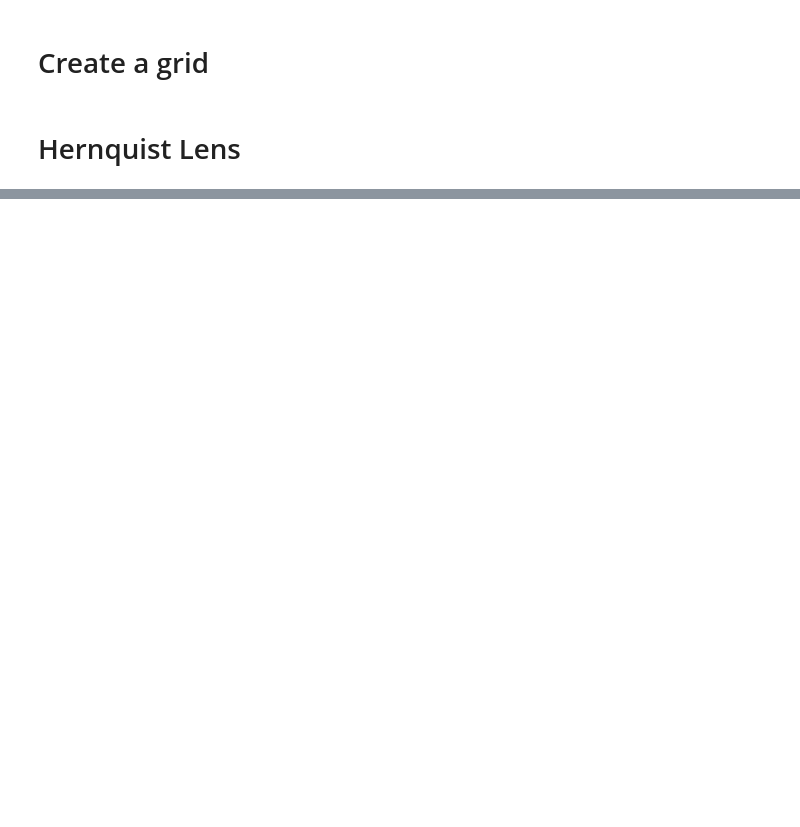
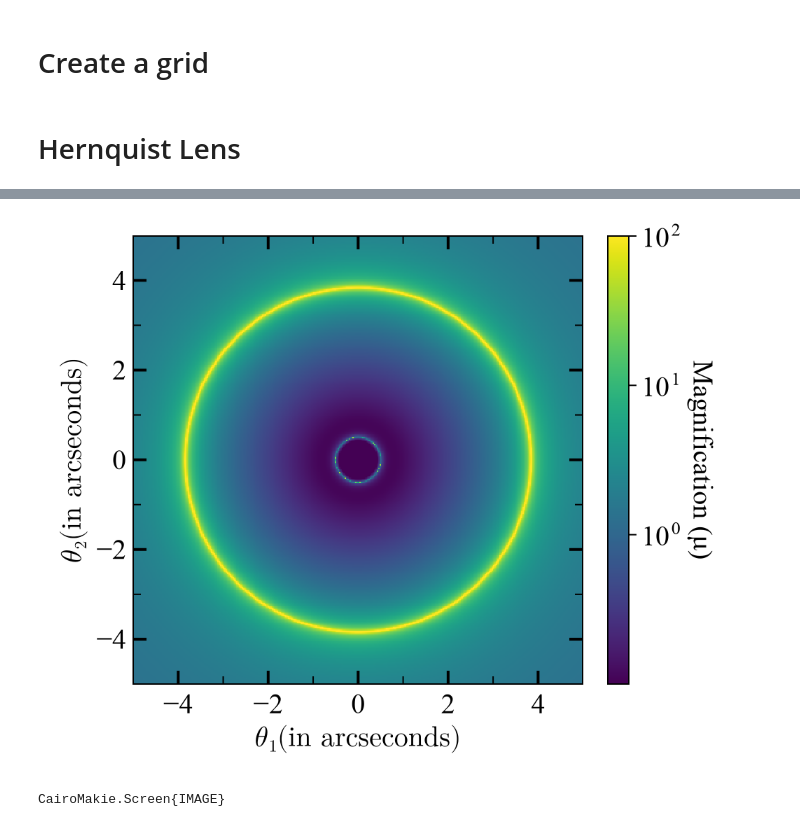
Before and after one commit to akmeena766/LensFactory-Examples, a Jupyter notebook: Example-3: Lensing quantities.ipynb, the cells around one changed output, grey strips where cells are left out. Drawn from its saved outputs; the diff is of its cells as text; code cells hidden in the pictures; blank space fills up the shorter version.

```diff
--- a/Example-3: Lensing quantities.ipynb
+++ b/Example-3: Lensing quantities.ipynb
@@ -65,0 +79,31 @@ display(fig)
+# %%
+# Get NFW parameters
+params = Lenses.parameter_NFWLens(cosmology=cosmo, z_d=zl, mass=1E13*MASS_SUN, x_s=0.5)
+
+# Initialize NFW lens
+lens = Lenses.init_NFWLens(D_d=Dol, x_s=0.5, rho_s=params.rho_s)
+
+# Get scaled Jacobian components
+dxx, dyy, dxy = Lenses.get_jacobian(lens, x, y)
+
+# Re-scale Jacobian components to source plane
+@. dxx = adis * dxx
+@. dyy = adis * dyy
+@. dxy = adis * dxy
+
+# Get convergence and shear maps from Jacobian components
+kappa = 0.5 .* (dxx .+ dyy)
+gamma1 = 0.5 .* (dxx .- dyy)
+gamma2 = dxy
+
+# Get the magnification map
+mu = abs.(1.0 ./ ((1 .- kappa).^2 .- (gamma1.^2 .+ gamma2.^2)))
+
+# Plot the magnification map
+fig, ax = Lenses.plot_sky(x, y)
+cs = heatmap!(ax, x[:,1], y[1,:], mu, colormap=:viridis, colorrange=(1E-1, 1E2), colorscale=log10)
+cb = Colorbar(fig[1,2], cs; label="Magnification (μ)", width=15, labelrotation=3π/2)
+display(fig)
+# %% [output]
+[figure, added]
+CairoMakie.Screen{IMAGE}
```
Also changed, not shown: parts of 5 cells of this notebook.
